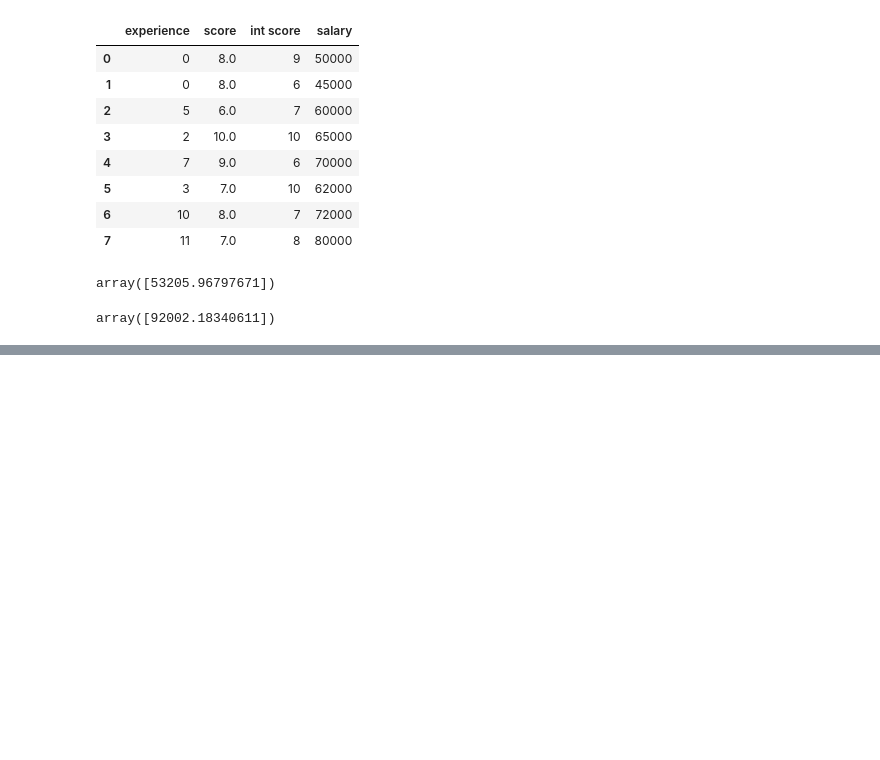
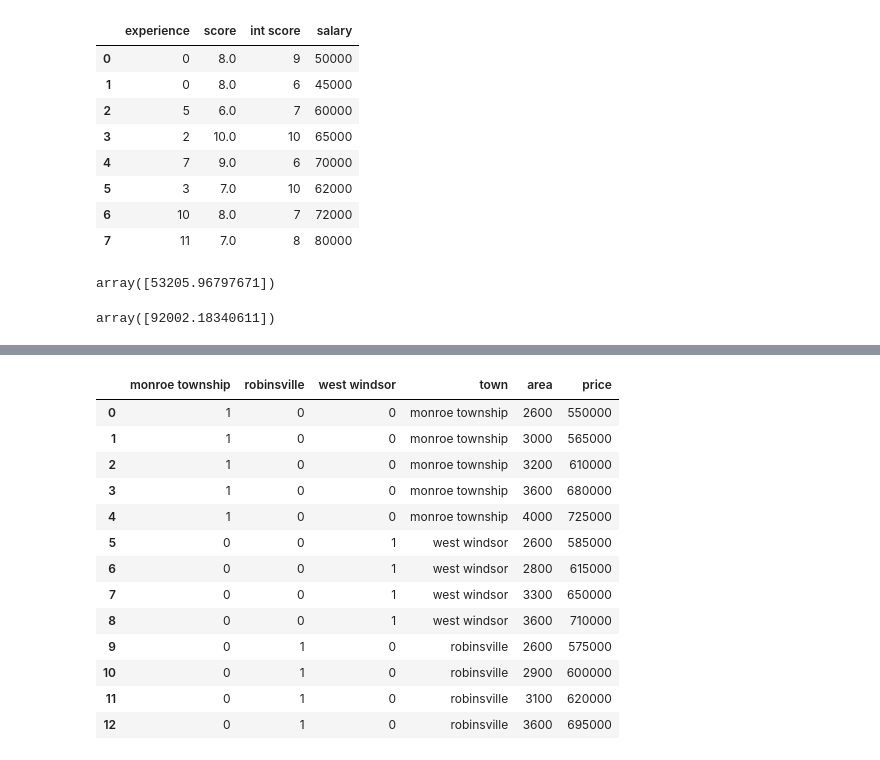
Before and after one commit to MariamChowdhury/MachineLearning, a Jupyter notebook: AlgorithmsAndClassifiers.ipynb, the cells around one changed output, grey strips where cells are left out. Cells and saved outputs as stored; diff of their text form; code cells hidden in the pictures; blank space fills up the shorter version.

```diff
--- a/AlgorithmsAndClassifiers.ipynb
+++ b/AlgorithmsAndClassifiers.ipynb
@@ -91,0 +96,3 @@ array([92002.18340611])
+# %%
+df=pd.read_csv('/content/price.csv')
+df.head()
@@ -91,0 +106,2 @@ array([92002.18340611])
+# %%
+dummy=pd.get_dummies(df.town)
@@ -91,0 +125,19 @@ array([92002.18340611])
+# %%
+merged=pd.concat([dummy,df], axis='columns')
+# %%
+merged
+# %% [output]
+|  | monroe township | robinsville | west windsor | town | area | price |
+| 0 | 1 | 0 | 0 | monroe township | 2600 | 550000 |
+| 1 | 1 | 0 | 0 | monroe township | 3000 | 565000 |
+| 2 | 1 | 0 | 0 | monroe township | 3200 | 610000 |
+| 3 | 1 | 0 | 0 | monroe township | 3600 | 680000 |
+| 4 | 1 | 0 | 0 | monroe township | 4000 | 725000 |
+| 5 | 0 | 0 | 1 | west windsor | 2600 | 585000 |
+| 6 | 0 | 0 | 1 | west windsor | 2800 | 615000 |
+| 7 | 0 | 0 | 1 | west windsor | 3300 | 650000 |
+| 8 | 0 | 0 | 1 | west windsor | 3600 | 710000 |
+| 9 | 0 | 1 | 0 | robinsville | 2600 | 575000 |
+| 10 | 0 | 1 | 0 | robinsville | 2900 | 600000 |
+| 11 | 0 | 1 | 0 | robinsville | 3100 | 620000 |
+| 12 | 0 | 1 | 0 | robinsville | 3600 | 695000 |
```
Also changed, not shown: parts of 40 cells of this notebook.
